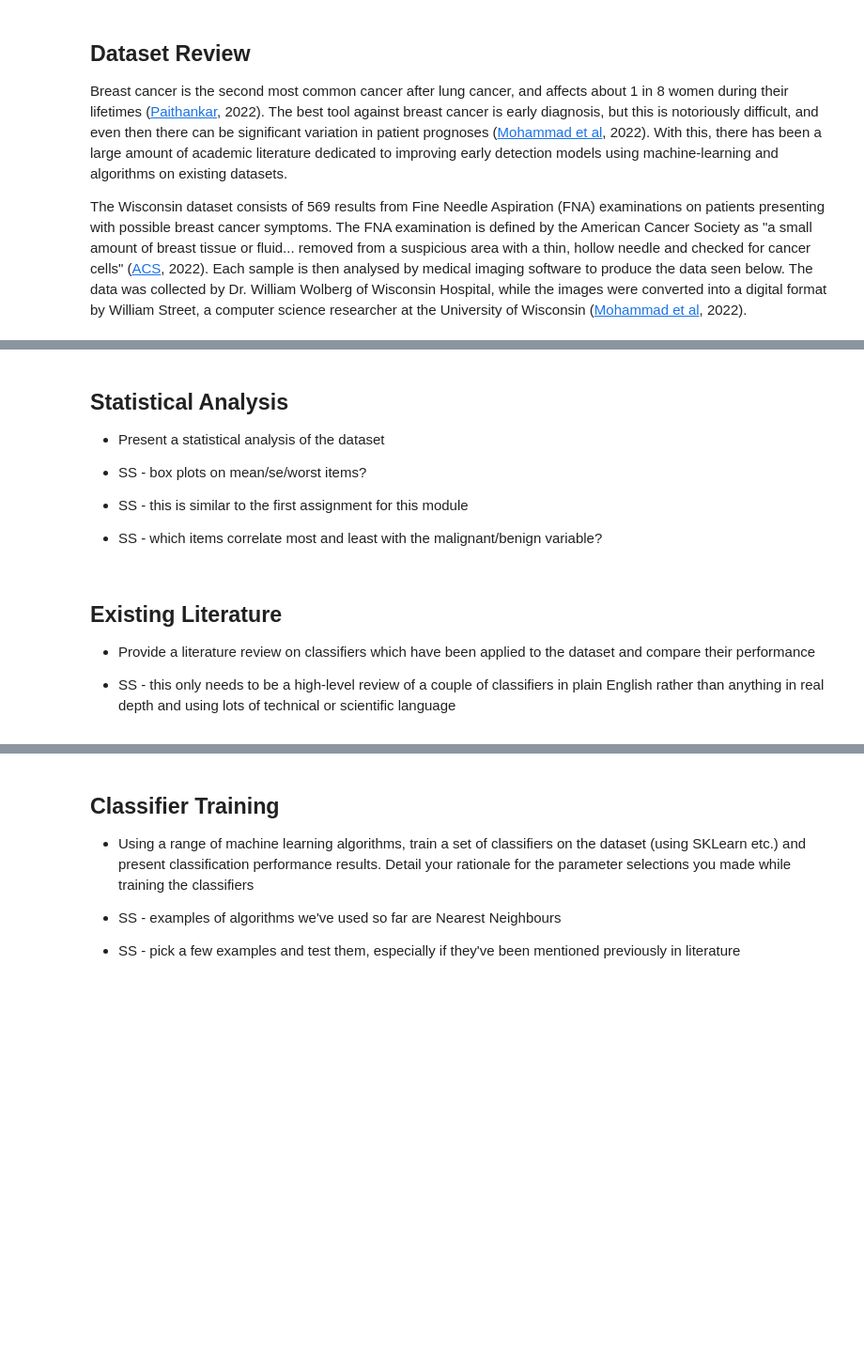
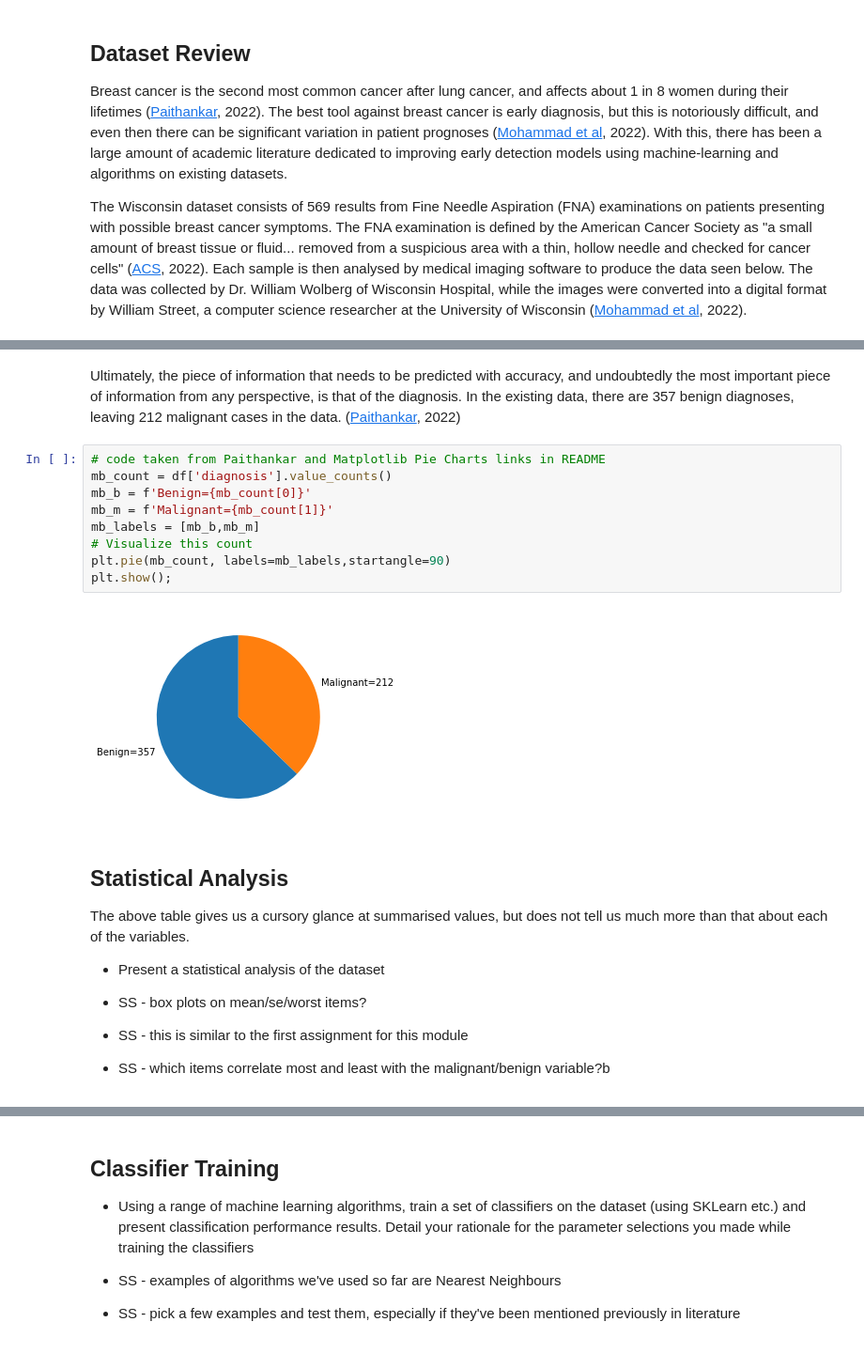
Before and after one commit to kiehozero/atu-progda-assignment-2, a Jupyter notebook: assignment.ipynb, the cells around one changed output, grey strips where cells are left out. Shown: that part at 94% size. Cells and saved outputs as stored; diff of their text form; blank space fills up the shorter version.

```diff
--- a/assignment.ipynb
+++ b/assignment.ipynb
@@ -65,14 +63,23 @@ df.describe()
+# %% [markdown]
+Ultimately, the piece of information that needs to be predicted with accuracy, and undoubtedly the most important piece of information from any perspective, is that of the diagnosis. In the existing data, there are 357 benign diagnoses, leaving 212 malignant cases in the data. ([Paithankar](https://medium.com/swlh/breast-cancer-classification-using-python-e83719e5f97d), 2022)
+# %%
+# code taken from Paithankar and Matplotlib Pie Charts links in README
+mb_count = df['diagnosis'].value_counts()
+mb_b = f'Benign={mb_count[0]}'
+mb_m = f'Malignant={mb_count[1]}'
+mb_labels = [mb_b,mb_m]
+# Visualize this count
+plt.pie(mb_count, labels=mb_labels,startangle=90)
+plt.show();
+# %% [output]
+[figure, added]
 # %% [markdown]
 ## Statistical Analysis
+
+The above table gives us a cursory glance at summarised values, but does not tell us much more than that about each of the variables.
 
 - Present a statistical analysis of the dataset
 
 - SS - box plots on mean/se/worst items?
 - SS - this is similar to the first assignment for this module
-- SS - which items correlate most and least with the malignant/benign variable?
+- SS - which items correlate most and least with the malignant/benign variable?b
-# %% [markdown]
-## Existing Literature
-
-- Provide a literature review on classifiers which have been applied to the dataset and compare their performance
-
-- SS - this only needs to be a high-level review of a couple of classifiers in plain English rather than anything in real depth and using lots of technical or scientific language
```
Also changed, not shown: parts of 6 cells of this notebook, 1 other file.
